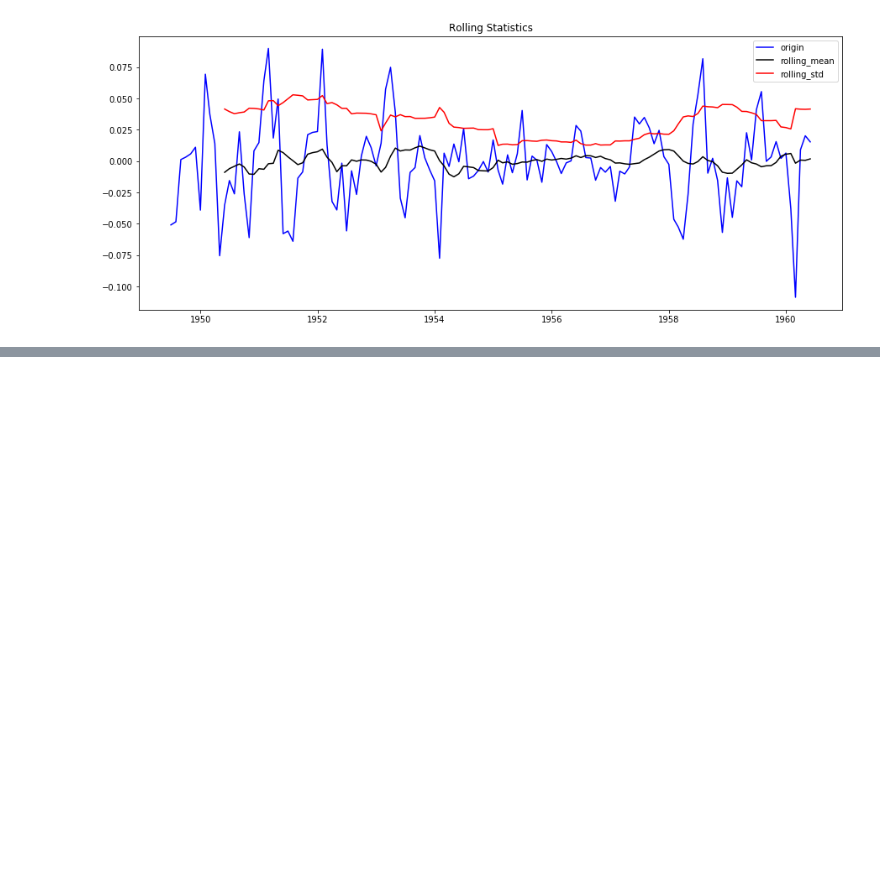
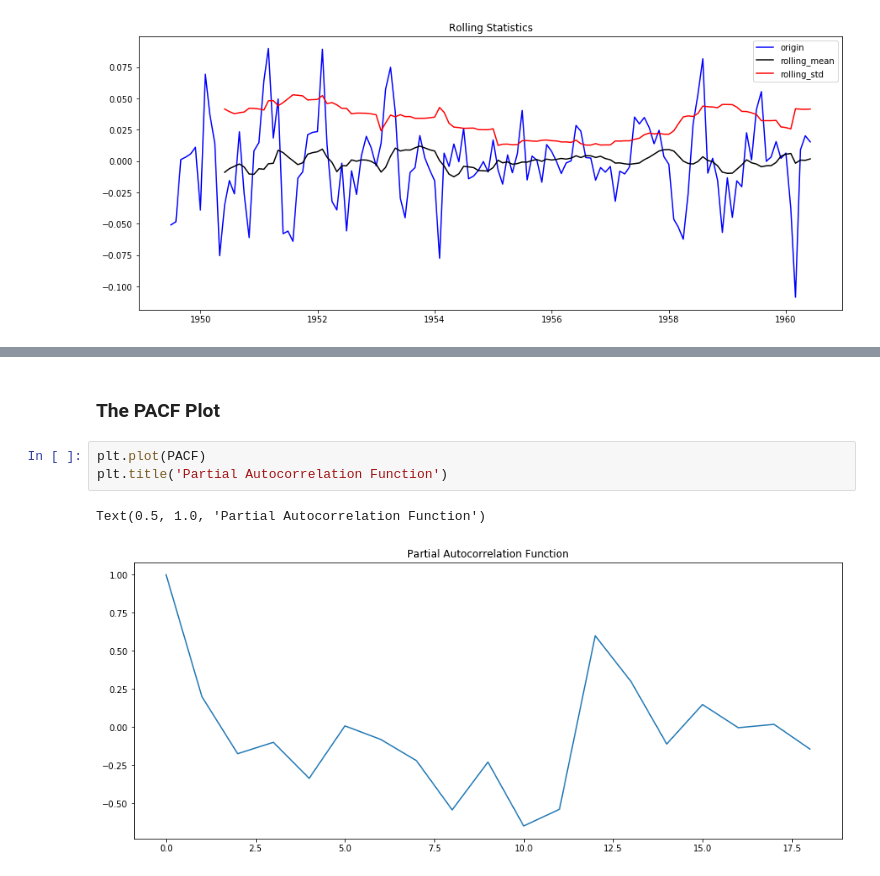
Before and after one commit to adisakshya/time-series-analysis, a Jupyter notebook: Time Series Analysis.ipynb, the cells around one changed output, grey strips where cells are left out. Saved outputs shown, nothing was run; the diff lists cells and outputs as text; blank space fills up the shorter version.

```diff
--- a/Time Series Regression.ipynb
+++ b/Time Series Analysis.ipynb
@@ -262,0 +294,8 @@ rolling_statistics_test(time_series_log_decompose)
+# %% [markdown]
+### The PACF Plot
+# %%
+plt.plot(PACF)
+plt.title('Partial Autocorrelation Function')
+# %% [output]
+Text(0.5, 1.0, 'Partial Autocorrelation Function')
+[figure, added]
```
Also changed, not shown: parts of 22 cells of this notebook.
